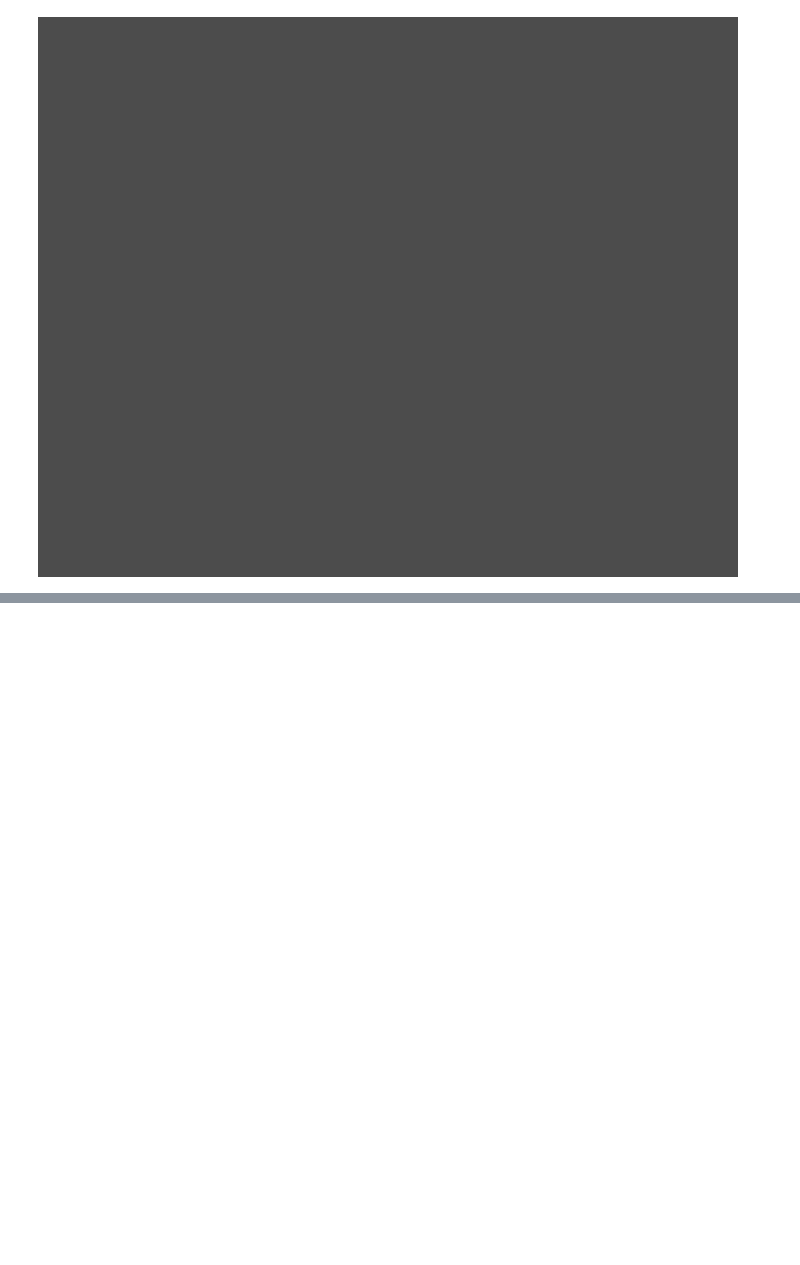
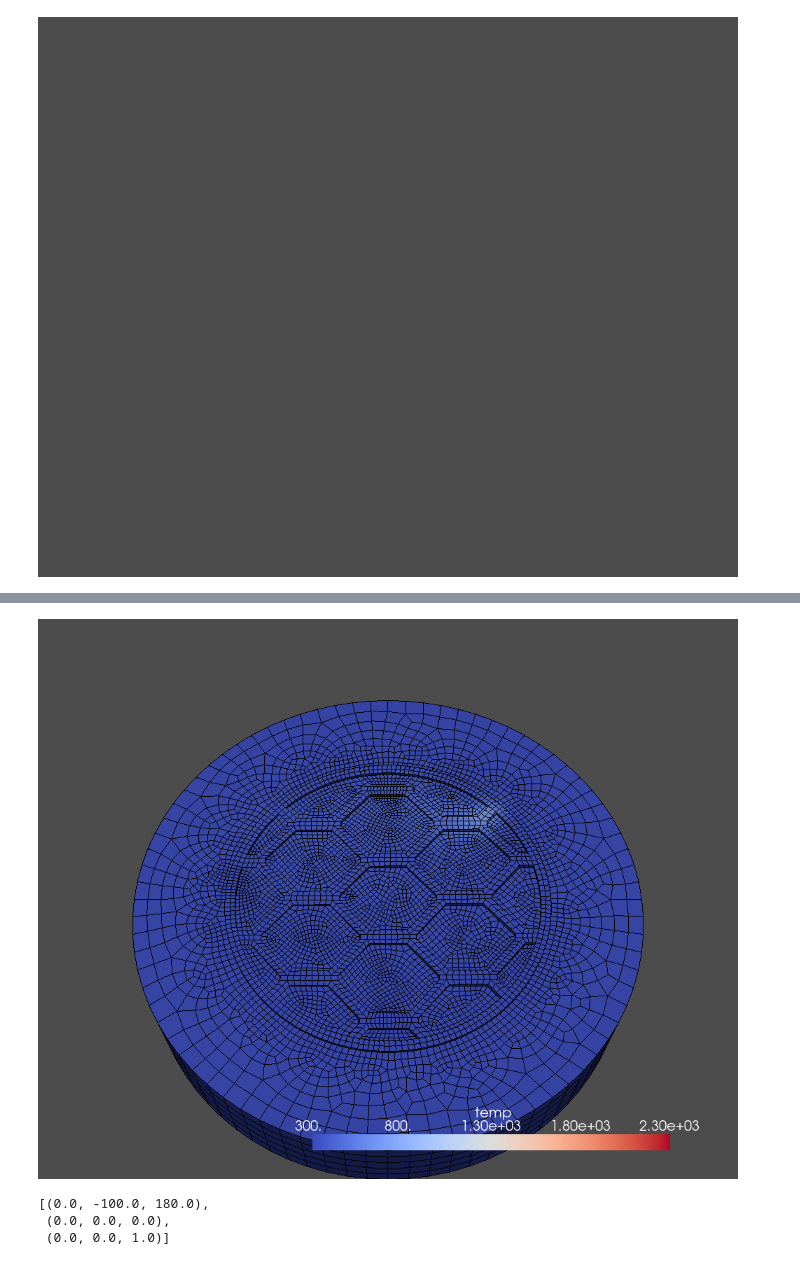
Before and after one commit to AMPL-NU/DED_Simulation_Cupy, a Jupyter notebook: main.ipynb, the cells around one changed output, grey strips where cells are left out. Saved outputs shown, nothing was run; the diff lists cells and outputs as text; code cells hidden in the pictures; blank space fills up the shorter version.

```diff
--- a/main.ipynb
+++ b/main.ipynb
@@ -41,5 +41,5 @@ write_parameters(output_file)
 # %% [output]
 [figure]
 # %%
-domain = domain_mgr(filename='input_files/cylinder.k',toolpath_file='input_files/toolpath.crs')
+domain = domain_mgr(filename='input_files/honeycomb.k',toolpath_file='input_files/toolpath_honeycomb.crs')
 # %% [output]
@@ -48,16 +52,0 @@ Time of calculating critical timestep: 0.04874587059020996
-# %%
-%%time
-heat_solver = heat_solve_mgr(domain)
-data = []
-domain.current_time = 0
-endtime = 2000
-timestep = int(endtime/domain.dt)+1
-timestep = 14000
-for t in range(1,timestep):
-    heat_solver.time_integration()
-    heat_solver.calculate_melt()
-    if t % 500 == 0:
-        mempool = cp.get_default_memory_pool()
-        mempool.free_all_blocks()
-#    data.append(np.array(heat_solver.temperature.get()))
-    data.append(heat_solver.melt_depth)
@@ -64,16 +113,30 @@ for t in range(1,timestep):
 # %%
+for t in range(1,10):
+    heat_solver.time_integration()
+    heat_solver.calculate_melt()
+    if t % 500 == 0:
+        mempool = cp.get_default_memory_pool()
+        mempool.free_all_blocks()
+#    data.append(np.array(heat_solver.temperature.get()))
+    data.append(heat_solver.melt_depth)
+
 import pyvista as pv
 from pyvirtualdisplay import Display
 import vtk
 display = Display(visible=0)
 _ = display.start()
 active_elements = domain.elements[domain.active_elements].tolist()
 active_cells = np.array([item for sublist in active_elements for item in [8] + sublist])
 active_cell_type = np.array([vtk.VTK_HEXAHEDRON] * len(active_elements))
 points = domain.nodes.get()
 active_grid = pv.UnstructuredGrid(active_cells, active_cell_type, points)
 active_grid.point_arrays['temp'] = heat_solver.temperature.get()
 p = pv.Plotter(window_size=(1000,800))
 p.camera_position = ((0, -100, 180),(0, 0, 0),(0.0, 0.0, 1.0))
 p.add_mesh(active_grid, show_edges=True, scalars='temp',cmap="coolwarm",clim=[300,2300])
 p.show()
+# %% [output]
+[figure, added]
+[(0.0, -100.0, 180.0),
+ (0.0, 0.0, 0.0),
+ (0.0, 0.0, 1.0)]
```
Also changed, not shown: parts of 7 cells of this notebook, 6 other files.
